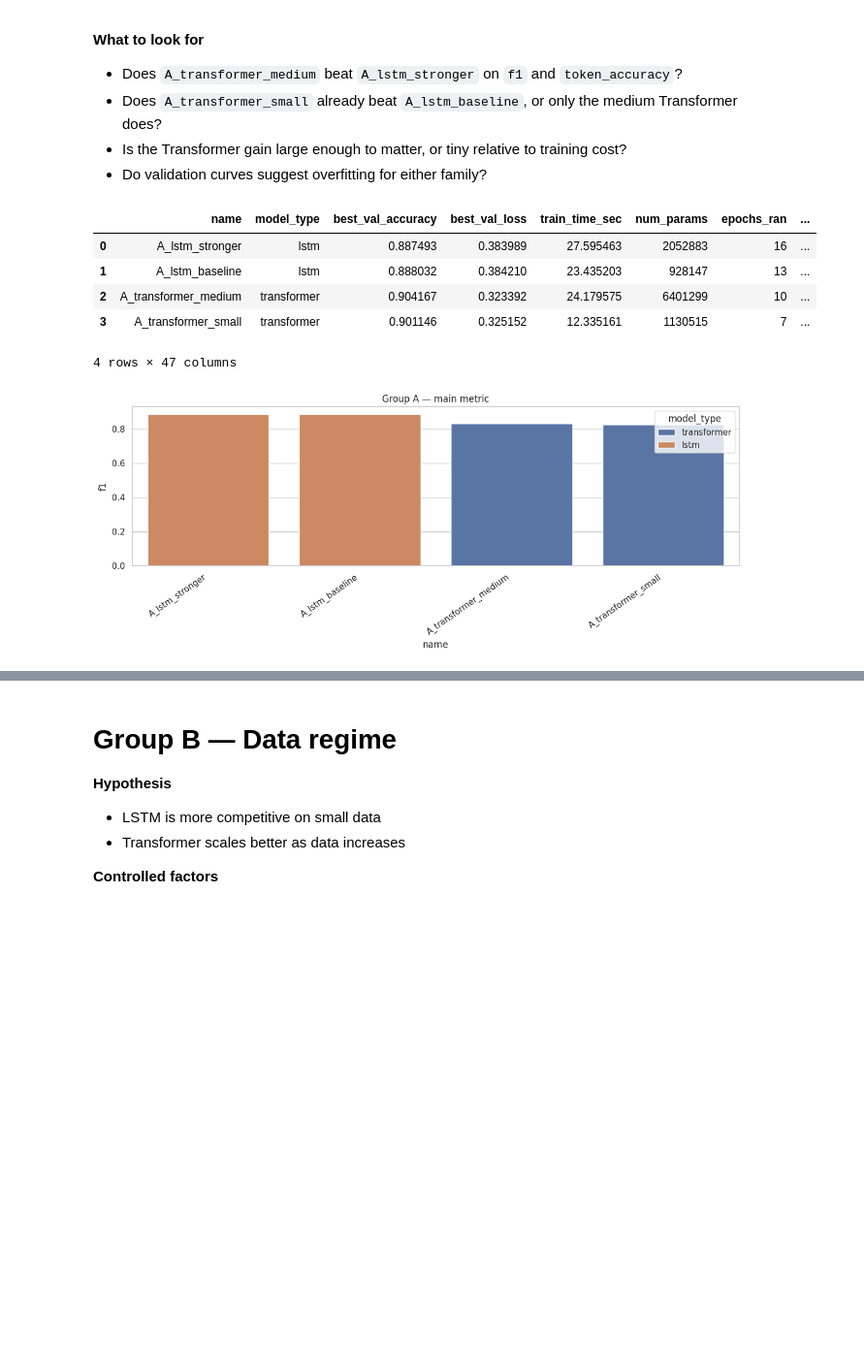
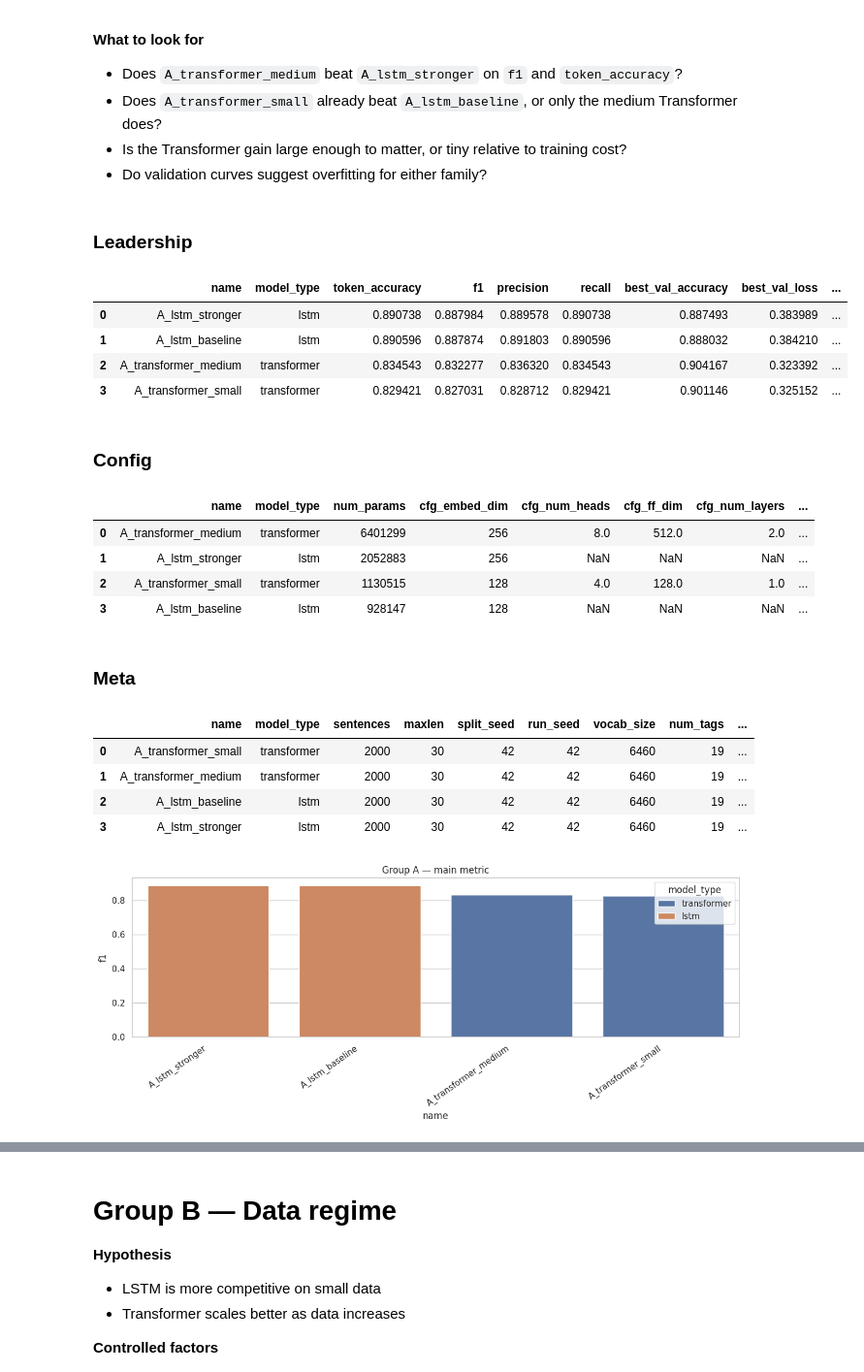
Before and after one commit to DanH3re/ml-project, a Jupyter notebook: src/pos_hypothesis_explorer.ipynb, the cells around one changed output, grey strips where cells are left out. Shown at 97% size. Drawn from its saved outputs; the diff is of its cells as text; code cells hidden in the pictures; blank space fills up the shorter version.

Commit message:
feat: add new hypothesis and better display

```diff
--- a/src/pos_hypothesis_explorer.ipynb
+++ b/src/pos_hypothesis_explorer.ipynb
@@ -308,6 +312,28 @@ Use these rules while reading the plots:
 - If one family wins by only a tiny margin but is much slower, check the practical tradeoff
 - For groups that vary data size or max length, compare trends, not just one isolated bar
 - For robustness, prefer **mean performance + low variance** over one lucky best run
+# %%
+leaderboard_cols = [
+    "name", "group", "model_type",
+    "token_accuracy", "f1", "precision", "recall",
+    "best_val_accuracy", "best_val_loss",
+    "train_time_sec", "epochs_ran",
+]
+
+config_cols = [
+    "name", "model_type",
+    "num_params",
+    "cfg_embed_dim", "cfg_num_heads", "cfg_ff_dim", "cfg_num_layers",
+    "cfg_lstm_units", "cfg_lstm_layers", "cfg_dropout", "cfg_lr",
+    "cfg_lr_warmup_steps", "cfg_batch_size",
+]
+
+meta_cols = [
+    "name", "model_type",
+    "sentences", "maxlen", "split_seed", "run_seed",
+    "vocab_size", "num_tags",
+    "predict_batch_size_used", "predict_device",
+]
 # %% [markdown]
 # Group A — Baseline family comparison
 
@@ -327,23 +353,54 @@ A medium Transformer should outperform a reasonable BiLSTM on the default setup.
 - Do validation curves suggest overfitting for either family?
 # %%
 group_a = get_group(df, "A_baseline_family_comparison")
-display(group_a.sort_values(SELECTION_METRIC, ascending=False).reset_index(drop=True))
+
+display(Markdown("### Leadership"))
+display(
+    group_a[leaderboard_cols]
+    .sort_values(SELECTION_METRIC, ascending=False)
+    .reset_index(drop=True)
+)
+
+display(Markdown("### Config"))
+display(
+    group_a[config_cols]
+    .sort_values("num_params", ascending=False)
+    .reset_index(drop=True)
+)
+
+display(Markdown("### Meta"))
+display(
+    group_a[meta_cols]
+    .reset_index(drop=True)
+)
 
 plot_bar(group_a, metric=SELECTION_METRIC, title="Group A — main metric")
 plot_bar(group_a, metric="token_accuracy", title="Group A — token accuracy")
 plot_bar(group_a, metric="train_time_sec", title="Group A — training time")
 
 annotate_scatter(group_a, x="train_time_sec", y=SELECTION_METRIC, title="Group A — quality vs time")
 
 plot_histories(runs, "A_baseline_family_comparison", "val_accuracy")
 plot_histories(runs, "A_baseline_family_comparison", "val_loss")
 # %% [output]
+### Leadership
-|  | name | model_type | best_val_accuracy | best_val_loss | train_time_sec | num_params | epochs_ran | ... |
-| 0 | A_lstm_stronger | lstm | 0.887493 | 0.383989 | 27.595463 | 2052883 | 16 | ... |
-| 1 | A_lstm_baseline | lstm | 0.888032 | 0.384210 | 23.435203 | 928147 | 13 | ... |
-| 2 | A_transformer_medium | transformer | 0.904167 | 0.323392 | 24.179575 | 6401299 | 10 | ... |
-| 3 | A_transformer_small | transformer | 0.901146 | 0.325152 | 12.335161 | 1130515 | 7 | ... |
+|  | name | model_type | token_accuracy | f1 | precision | recall | best_val_accuracy | best_val_loss | ... |
+| 0 | A_lstm_stronger | lstm | 0.890738 | 0.887984 | 0.889578 | 0.890738 | 0.887493 | 0.383989 | ... |
+| 1 | A_lstm_baseline | lstm | 0.890596 | 0.887874 | 0.891803 | 0.890596 | 0.888032 | 0.384210 | ... |
+| 2 | A_transformer_medium | transformer | 0.834543 | 0.832277 | 0.836320 | 0.834543 | 0.904167 | 0.323392 | ... |
+| 3 | A_transformer_small | transformer | 0.829421 | 0.827031 | 0.828712 | 0.829421 | 0.901146 | 0.325152 | ... |
-4 rows × 47 columns
+### Config
+|  | name | model_type | num_params | cfg_embed_dim | cfg_num_heads | cfg_ff_dim | cfg_num_layers | ... |
+| 0 | A_transformer_medium | transformer | 6401299 | 256 | 8.0 | 512.0 | 2.0 | ... |
+| 1 | A_lstm_stronger | lstm | 2052883 | 256 | NaN | NaN | NaN | ... |
+| 2 | A_transformer_small | transformer | 1130515 | 128 | 4.0 | 128.0 | 1.0 | ... |
+| 3 | A_lstm_baseline | lstm | 928147 | 128 | NaN | NaN | NaN | ... |
+### Meta
+|  | name | model_type | sentences | maxlen | split_seed | run_seed | vocab_size | num_tags | ... |
+| 0 | A_transformer_small | transformer | 2000 | 30 | 42 | 42 | 6460 | 19 | ... |
+| 1 | A_transformer_medium | transformer | 2000 | 30 | 42 | 42 | 6460 | 19 | ... |
+| 2 | A_lstm_baseline | lstm | 2000 | 30 | 42 | 42 | 6460 | 19 | ... |
+| 3 | A_lstm_stronger | lstm | 2000 | 30 | 42 | 42 | 6460 | 19 | ... |
 [figure]
 [figure]
 [figure]
```
Also changed, not shown: parts of 12 cells of this notebook.
